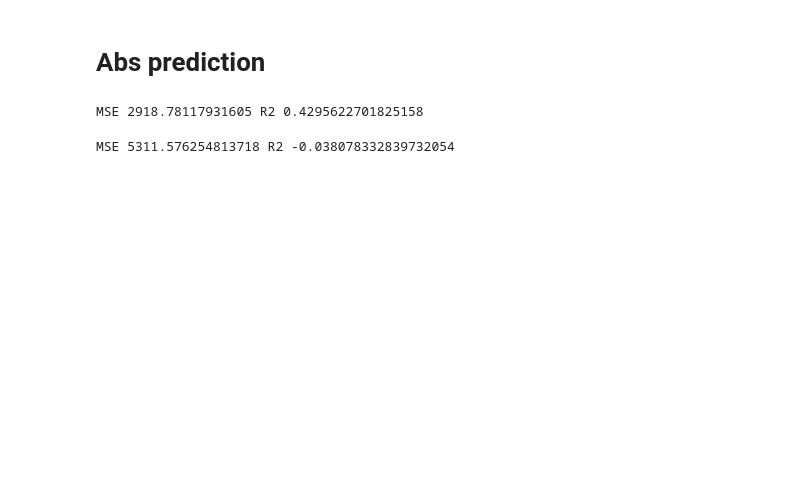
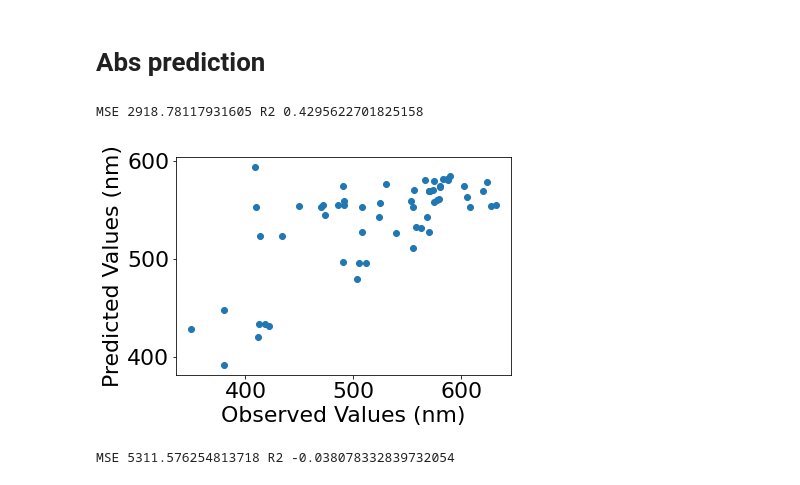
Before and after one commit to akkaneror/Hot_injection, a Jupyter notebook: testing notebooks/Flo SVR(kernel='linear', 'rbf') testing.ipynb, the cells around one changed output. Saved outputs shown, nothing was run; the diff lists cells and outputs as text; code cells hidden in the pictures; blank space fills up the shorter version.

```diff
--- a/testing notebooks/Flo SVR(kernel='linear', 'rbf') testing.ipynb
+++ b/testing notebooks/Flo SVR(kernel='linear', 'rbf') testing.ipynb
@@ -65,6 +83,15 @@ R2 = r2_score(y_abs_test, y_abs_predict)
 print("MSE", MSE, "R2", R2)
 # %% [output]
 MSE 2918.78117931605 R2 0.4295622701825158
+# %%
+plt.figure()
+plt.title("")
+plt.plot(y_abs_test, y_abs_predict, 'o')
+plt.xlabel('Observed Values (nm)')
+plt.ylabel('Predicted Values (nm)')
+plt.show()
+# %% [output]
+[figure, added]
 # %%
 rbf = SVR(kernel='rbf')
 rbf.fit(X_train,y_abs_train)
```
Also changed, not shown: parts of 5 cells of this notebook.
